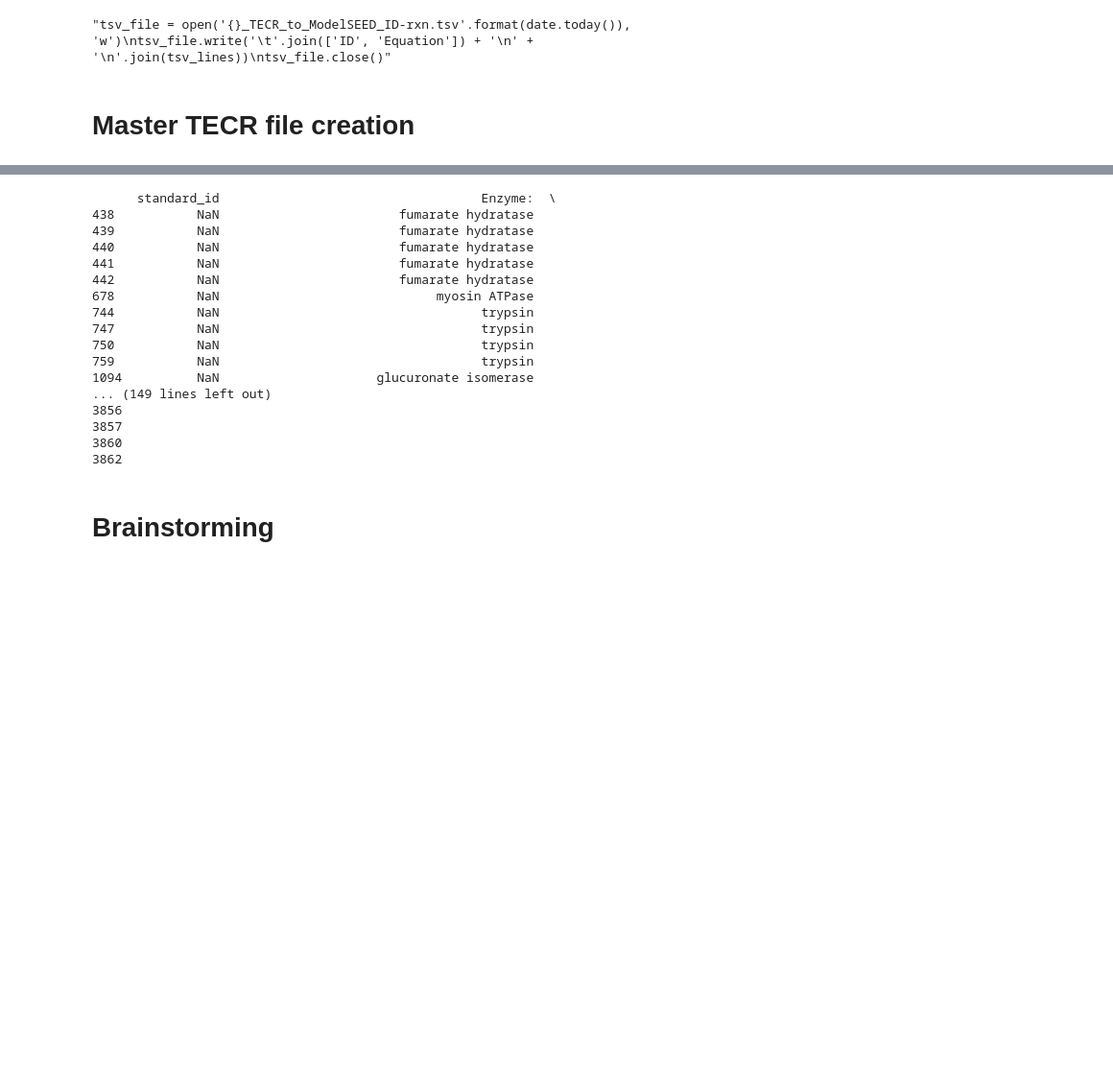
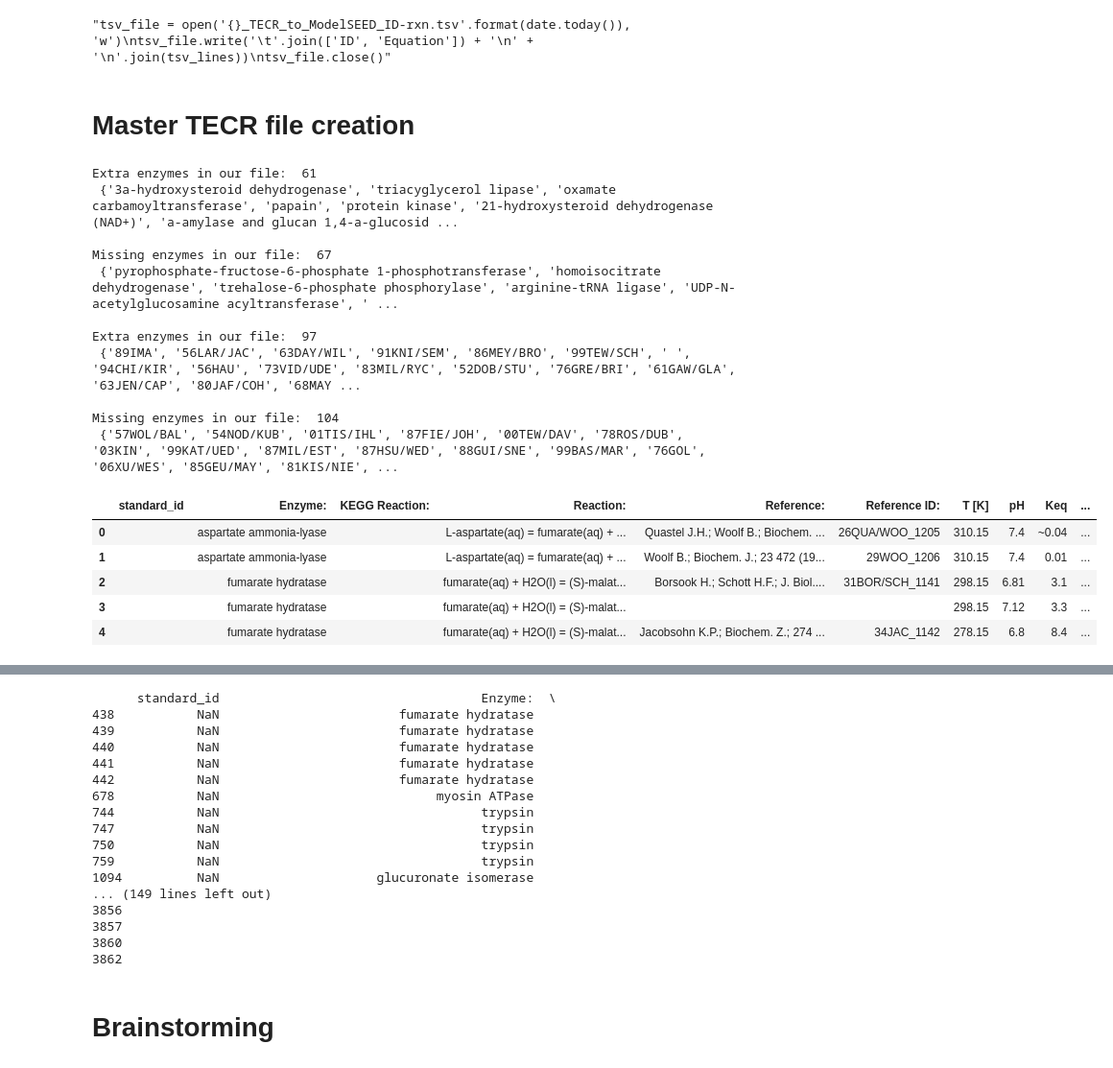
Before and after one commit to freiburgermsu/Biochemical-databases, a Jupyter notebook: TECR/TECR_files/2021-07-05_TECRDB_scraping&ModelSEED_contribution.ipynb, the cells around one changed output, grey strips where cells are left out. Shown at 96% size. Saved outputs shown, nothing was run; the diff lists cells and outputs as text; code cells hidden in the pictures; blank space fills up the shorter version.

```diff
--- a/TECR/TECR_files/2021-07-05_TECRDB_scraping&ModelSEED_contribution.ipynb
+++ b/TECR/TECR_files/2021-07-05_TECRDB_scraping&ModelSEED_contribution.ipynb
@@ -990,7 +990,6 @@ Total reactions in TSV: 280
 # Master TECR file creation
 # %%
 from datetime import date
-from numpy import nan
 import pandas
 import re
 
@@ -1031,9 +1030,10 @@ print('\nMissing enzymes in our file: ', len(missing_references), '\n', missing_
 
 
 # establish standard IDs for each TECR datum
-column_nans = [nan for row in range(len(our_file))]
-our_file.insert(0, 'Standard_ID', column_nans)
+column_nans = ['' for row in range(len(our_file))]
+our_file.insert(0, 'standard_id', column_nans)
 
+del elad_file['standard_id']
 standard_ids = [id for id in range(len(elad_file))]
 elad_file.insert(0, 'standard_id', standard_ids)
 elad_file.to_csv('TECRDB_Elad_Noor.csv')
@@ -1046,32 +1046,50 @@ display(our_file.head(5))
 for elad_index, elad_row in elad_file.iterrows():
     elad_enzyme = elad_row['enzyme_name']
     if elad_enzyme in same_enzymes:
         pass                                          # logic must be constructed such that only the corresponding row is expanded, and not every row that matches enzyme name
 
     # add undescribed enzymes and citations
     else:
         pass
 
         # define the column values
         add_enzyme = elad_row['enzyme_name']
         add_reference = elad_row['reference']
         add_method = elad_row['method']
         add_ec = elad_row['EC']
         add_kegg_reaction = elad_row['reaction']
         add_reaction = elad_row['description']
         add_keg_reaction = elad_row['reaction']
         add_pmg = elad_row['p_mg']
         add_k = elad_row['K_prime']
         if add_k is nan:
             add_k = elad_row['K']
         add_temperature = elad_row['temperature']
         add_ionic_strength = elad_row['ionic_strength']
         add_ph = elad_row['p_h']
 
         # add a new row at the end of our dataframe, according to our column organization
-        our_file.loc[len(our_file.index)] = [add_enzyme, add_reaction, add_kegg_reaction, nan, add_reference, add_temperature, add_ph, add_k, nan, add_method, nan, add_pmg, add_ec, nan, nan, nan, add_ionic_strength, nan]
+        our_file.loc[len(our_file.index)] = ['', add_enzyme, add_reaction, add_kegg_reaction, '', add_reference, add_temperature, add_ph, add_k, '', add_method, '', add_pmg, add_ec, '', '', '', add_ionic_strength, '']
 
 # export the combined master file
 display(our_file.tail(5))
-output = '{}_master_TECR_1.csv'.format(date.today())
+output = '2021-08-08_master_TECR_1.csv'.format(date.today())
 our_file.to_csv(output)
+# %% [output]
+Extra enzymes in our file:  61
+ {'3a-hydroxysteroid dehydrogenase', 'triacyglycerol lipase', 'oxamate carbamoyltransferase', 'papain', 'protein kinase', '21-hydroxysteroid dehydrogenase (NAD+)', 'a-amylase and glucan 1,4-a-glucosid ...
+
+Missing enzymes in our file:  67
+ {'pyrophosphate-fructose-6-phosphate 1-phosphotransferase', 'homoisocitrate dehydrogenase', 'trehalose-6-phosphate phosphorylase', 'arginine-tRNA ligase', 'UDP-N-acetylglucosamine acyltransferase', ' ...
+
+Extra enzymes in our file:  97
+ {'89IMA', '56LAR/JAC', '63DAY/WIL', '91KNI/SEM', '86MEY/BRO', '99TEW/SCH', ' ', '94CHI/KIR', '56HAU', '73VID/UDE', '83MIL/RYC', '52DOB/STU', '76GRE/BRI', '61GAW/GLA', '63JEN/CAP', '80JAF/COH', '68MAY ...
+
+Missing enzymes in our file:  104
+ {'57WOL/BAL', '54NOD/KUB', '01TIS/IHL', '87FIE/JOH', '00TEW/DAV', '78ROS/DUB', '03KIN', '99KAT/UED', '87MIL/EST', '87HSU/WED', '88GUI/SNE', '99BAS/MAR', '76GOL', '06XU/WES', '85GEU/MAY', '81KIS/NIE', ...
+|  | standard_id | Enzyme: | KEGG Reaction: | Reaction: | Reference: | Reference ID: | T [K] | pH | Keq | ... |
+| 0 |  | aspartate ammonia-lyase |  | L-aspartate(aq) = fumarate(aq) + ... | Quastel J.H.; Woolf B.; Biochem. ... | 26QUA/WOO_1205 | 310.15 | 7.4 | ~0.04 | ... |
+| 1 |  | aspartate ammonia-lyase |  | L-aspartate(aq) = fumarate(aq) + ... | Woolf B.; Biochem. J.; 23 472 (19... | 29WOO_1206 | 310.15 | 7.4 | 0.01 | ... |
+| 2 |  | fumarate hydratase |  | fumarate(aq) + H2O(l) = (S)-malat... | Borsook H.; Schott H.F.; J. Biol.... | 31BOR/SCH_1141 | 298.15 | 6.81 | 3.1 | ... |
+| 3 |  | fumarate hydratase |  | fumarate(aq) + H2O(l) = (S)-malat... |  |  | 298.15 | 7.12 | 3.3 | ... |
+| 4 |  | fumarate hydratase |  | fumarate(aq) + H2O(l) = (S)-malat... | Jacobsohn K.P.; Biochem. Z.; 274 ... | 34JAC_1142 | 278.15 | 6.8 | 8.4 | ... |
```
Also changed, not shown: parts of 5 cells of this notebook.
